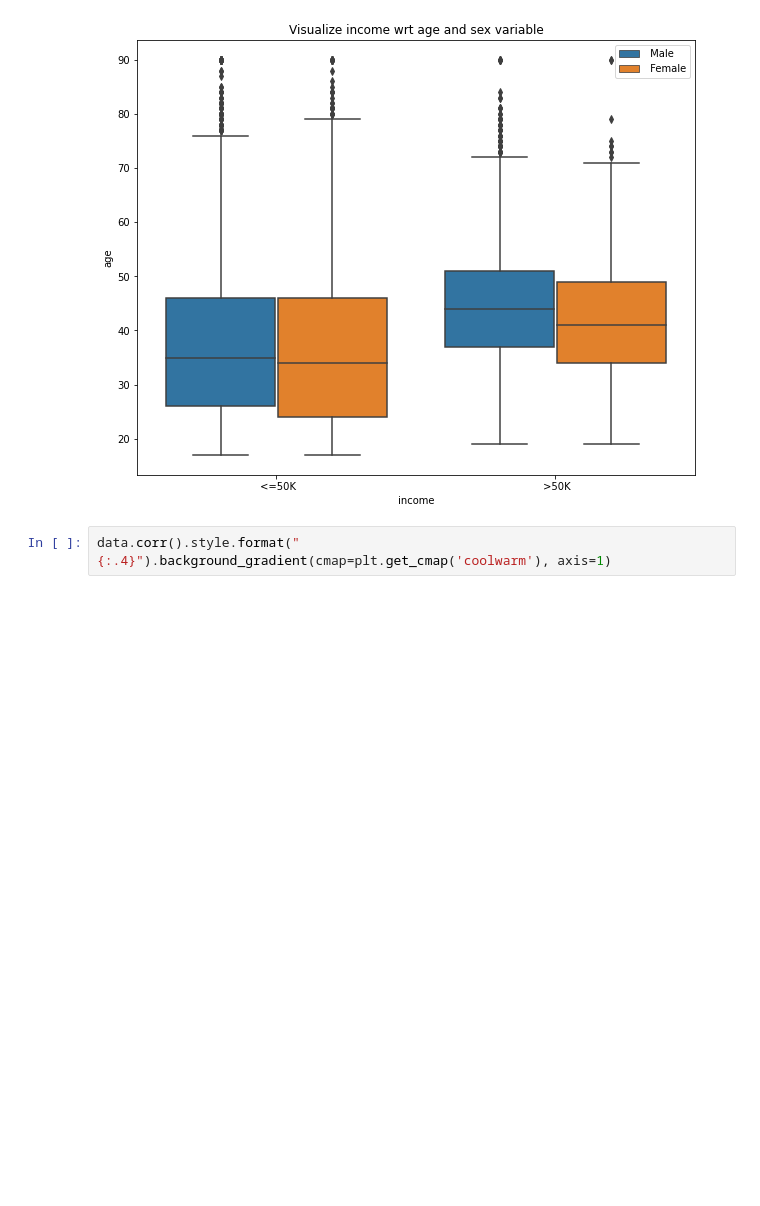
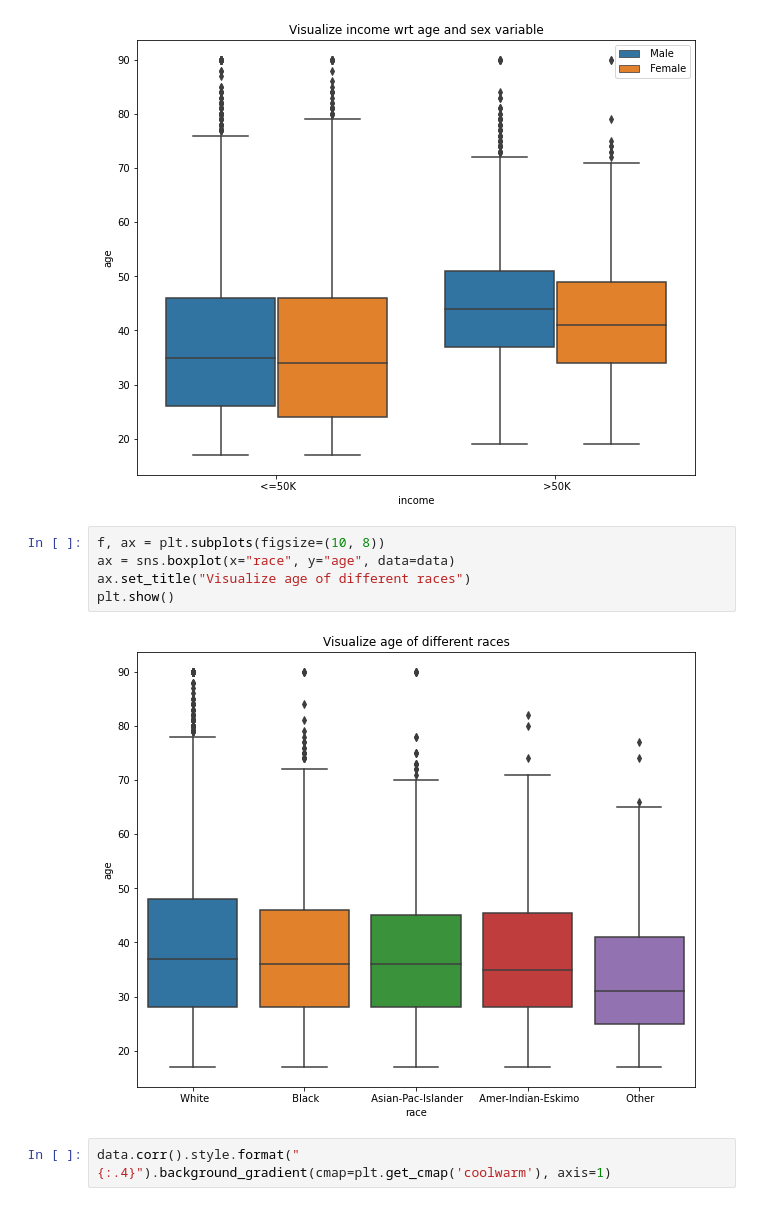
Before and after one commit to Aidar531/MasterStudying-3, a Jupyter notebook: MachineLearning/3_laba/laba_3.ipynb, the cells around one changed output. Cells and saved outputs as stored; diff of their text form; blank space fills up the shorter version.

```diff
--- a/MachineLearning/3_laba/laba_3.ipynb
+++ b/MachineLearning/3_laba/laba_3.ipynb
@@ -82,6 +92,13 @@ ax.legend(loc='upper right')
 plt.show()
 # %% [output]
 [figure]
+# %%
+f, ax = plt.subplots(figsize=(10, 8))
+ax = sns.boxplot(x="race", y="age", data=data)
+ax.set_title("Visualize age of different races")
+plt.show()
+# %% [output]
+[figure, added]
 # %%
 data.corr().style.format("{:.4}").background_gradient(cmap=plt.get_cmap('coolwarm'), axis=1)
 # %% [output]
```
Also changed, not shown: parts of 37 cells of this notebook, 6 other files.
